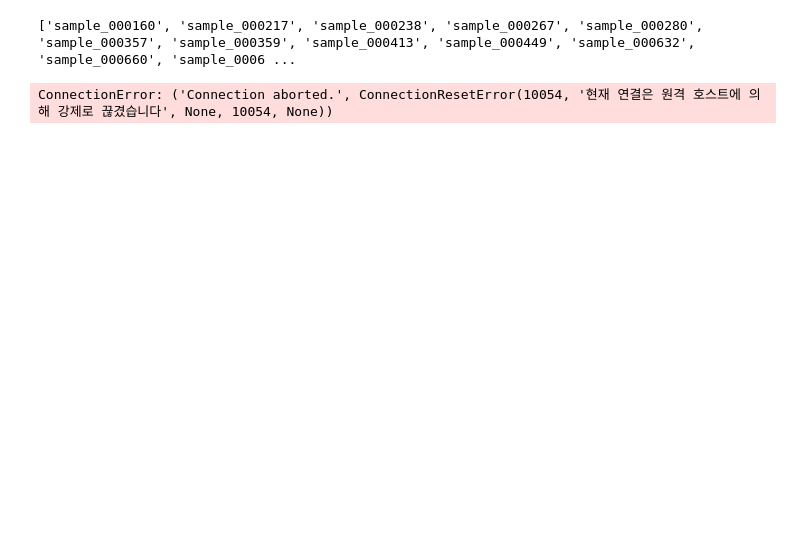
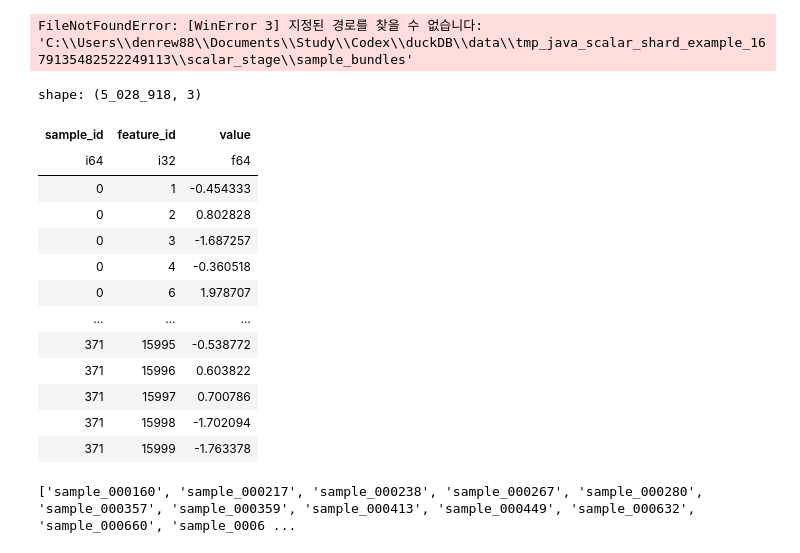
Before and after one commit to denrew88/immutable-feature-store, a Jupyter notebook: python/check_scalar.ipynb, the cells around one changed output. Cells and saved outputs as stored; diff of their text form; code cells hidden in the pictures; blank space fills up the shorter version.

```diff
--- a/python/check_scalar.ipynb
+++ b/python/check_scalar.ipynb
@@ -3,10 +3,29 @@ import polars as pl
 import os
 from pathlib import Path
 
-sample_dir = Path('C:/Users/denrew88/Documents/Study/Codex/duckDB/data/synth/samples')
+sample_dir = Path('C:/Users/denrew88/Documents/Study/Codex/duckDB/data/tmp_java_scalar_shard_example_1679135482522249113/scalar_stage/sample_bundles')
 
 
 flist = os.listdir(sample_dir)
 
 data = pl.read_parquet(sample_dir / flist[0])
+# %% [output]
+FileNotFoundError: [WinError 3] 지정된 경로를 찾을 수 없습니다: 'C:\\Users\\denrew88\\Documents\\Study\\Codex\\duckDB\\data\\tmp_java_scalar_shard_example_1679135482522249113\\scalar_stage\\sample_bundles'
+# %%
+pl.read_parquet(sample_dir)
+# %% [output]
+shape: (5_028_918, 3)
+| sample_id | feature_id | value |
+| i64 | i32 | f64 |
+| 0 | 1 | -0.454333 |
+| 0 | 2 | 0.802828 |
+| 0 | 3 | -1.687257 |
+| 0 | 4 | -0.360518 |
+| 0 | 6 | 1.978707 |
+| … | … | … |
+| 371 | 15995 | -0.538772 |
+| 371 | 15996 | 0.603822 |
+| 371 | 15997 | 0.700786 |
+| 371 | 15998 | -1.702094 |
+| 371 | 15999 | -1.763378 |
 # %%
@@ -24,7 +43,8 @@ import requests
 
 api_base_url = 'http://127.0.0.1:8000'
 # array_manifest_path = 'C:/Users/denrew88/Documents/Study/Codex/duckDB/data/tmp_array_shard_bench_2000x1024/build_binary_from_bundles/array_binary_shard_manifest.json'
-shard_manifest_path = 'C:/Users/denrew88/Documents/Study/Codex/duckDB/data/synth_160k/shards/shard_manifest.json'
+shard_manifest_path = 'C:/Users/denrew88/Documents/Study/Codex/duckDB/data/tmp_java_scalar_shard_example_5205977980193363870/scalar_shards/shard_manifest.json'
+
 feature_id = 0
 rng = np.random.default_rng(100)
 n_arrays = 10
@@ -42,8 +62,6 @@ resp = requests.post(
 )
 resp.raise_for_status()
 payload = resp.json()
-# %% [output]
-ConnectionError: ('Connection aborted.', ConnectionResetError(10054, '현재 연결은 원격 호스트에 의해 강제로 끊겼습니다', None, 10054, None))
 # %%
 payload
 # %% [output]
```
Also changed, not shown: parts of 18 cells of this notebook, 2 other files.
